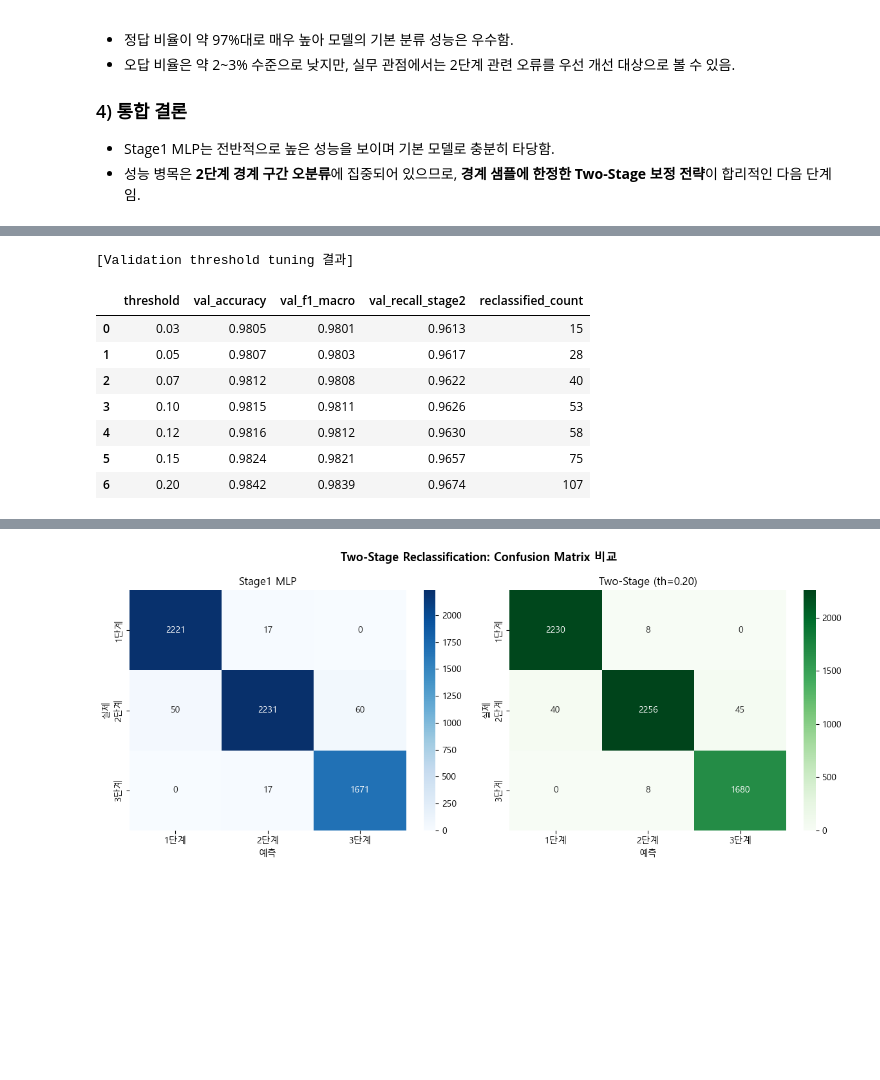
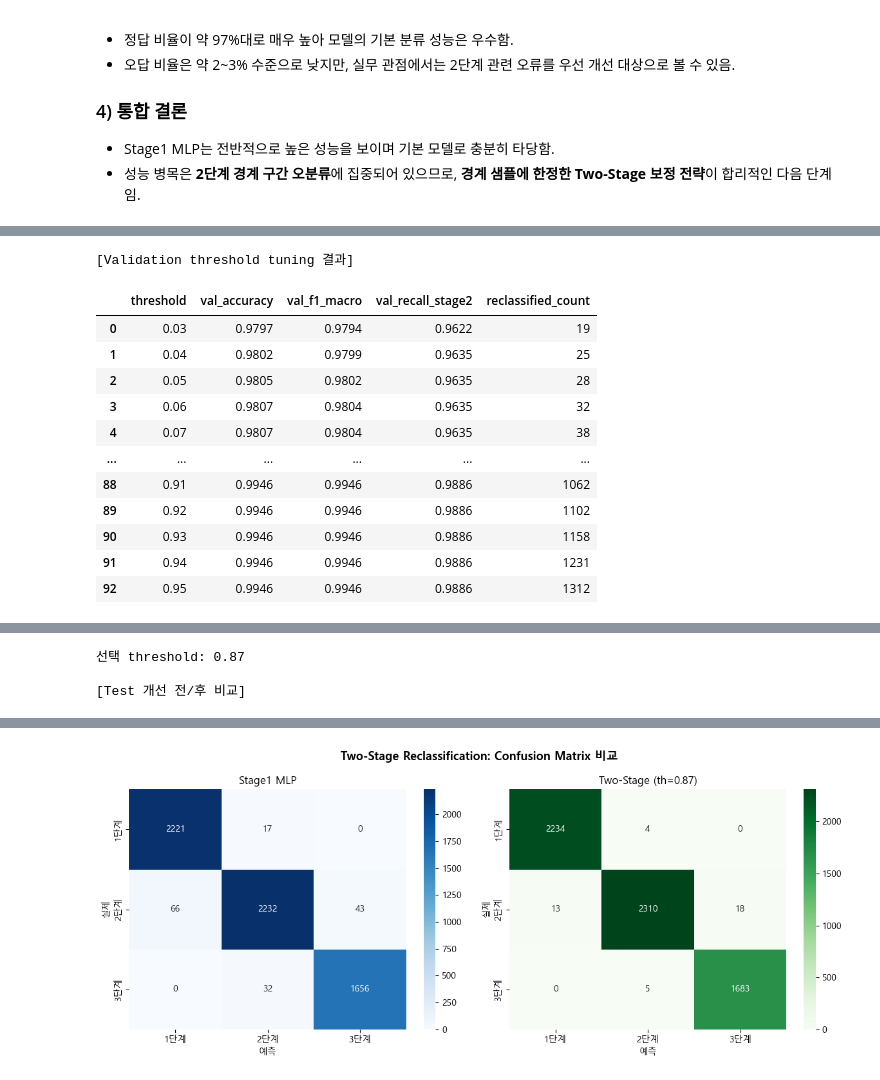
Before and after one commit to 2026-1st/Team-3, a Jupyter notebook: notebooks/MLP.ipynb, the cells around one changed output, grey strips where cells are left out. Drawn from its saved outputs; the diff is of its cells as text; code cells hidden in the pictures; blank space fills up the shorter version.

```diff
--- a/notebooks/MLP.ipynb
+++ b/notebooks/MLP.ipynb
@@ -363,21 +363,27 @@ plt.show()
 요약: 학습은 안정적으로 수렴했고, 검증 성능도 높은 수준에서 유지되어 현재 모델을 기준 모델(Stage1)로 사용하기에 충분함.
 # %%
 # ________________________________________
-# [파이프라인 단계 6] Stage1 테스트 평가
+# [파이프라인 단계 6] Stage1 검증/테스트 평가
 # ________________________________________
 
 from models.model_config import evaluate
-
-# 학습 중 저장된 best 모델로 교체 후 test 추론
 model.load_state_dict(torch.load(OUTPUT_DIR / 'best_mlp_model.pth'))
 model.eval()
-
+# 저장된 best 모델 기준으로 val/test를 모두 평가
 test_preds, test_labels = [], []
 with torch.no_grad():
     for X_b, y_b in test_loader:
         test_preds.extend(model(X_b).argmax(1).cpu().numpy())
         test_labels.extend(y_b.cpu().numpy())
 
+
+
+val_preds, val_labels = [], []
+with torch.no_grad():
+    for X_b, y_b in val_loader:
+        val_preds.extend(model(X_b).argmax(1).cpu().numpy())
+        val_labels.extend(y_b.cpu().numpy())
+
 evaluate(val_labels, val_preds, test_labels, test_preds, model_name='MLP', OUTPUT_DIR=OUTPUT_DIR)
 # %% [output]
 MLP evaluation 결과가 C:\Users\user\Documents\GitHub\Team-3\models\MLP\MLP_evaluation.txt에 저장되었습니다.
@@ -646,20 +645,47 @@ def apply_two_stage(df, probs, threshold):
 
 # [개선 단계 5] Validation에서 threshold 탐색 후 최적값 선택
 val_rows = []
-for th in [0.03, 0.05, 0.07, 0.10, 0.12, 0.15, 0.20]:
-    preds, n_re = apply_two_stage(val_df.reset_index(drop=True), val_probs, th)
+baseline_preds = np.argmax(val_probs, axis=1)
+baseline_metrics = (
+    accuracy_score(val_true, baseline_preds),
+    f1_score(val_true, baseline_preds, average='macro'),
+    recall_score(val_true, baseline_preds, labels=[1], average='macro', zero_division=0),
+)
+best_metrics = baseline_metrics
+best_th = 0.0
+patience = 8
+no_improve_count = 0
+threshold = 0.03
+threshold_step = 0.01
+max_threshold = 1.00
+
+while threshold <= max_threshold:
+    preds, n_re = apply_two_stage(val_df.reset_index(drop=True), val_probs, threshold)
+    current_metrics = (
+        accuracy_score(val_true, preds),
+        f1_score(val_true, preds, average='macro'),
+        recall_score(val_true, preds, labels=[1], average='macro', zero_division=0),
+    )
     val_rows.append({
-        'threshold':          th,
-        'val_accuracy':       accuracy_score(val_true, preds),
-        'val_f1_macro':       f1_score(val_true, preds, average='macro'),
-        'val_recall_stage2':  recall_score(val_true, preds, labels=[1], average='macro', zero_division=0),
+        'threshold':          threshold,
+        'val_accuracy':       current_metrics[0],
+        'val_f1_macro':       current_metrics[1],
+        'val_recall_stage2':  current_metrics[2],
         'reclassified_count': n_re,
     })
 
+    if best_metrics is None or current_metrics > best_metrics:
+        best_metrics = current_metrics
+        best_th = threshold
+        no_improve_count = 0
+    else:
+        no_improve_count += 1
+        if no_improve_count >= patience:
+            break
+
+    threshold = round(threshold + threshold_step, 4)
+
 val_tune_df = pd.DataFrame(val_rows).sort_values('threshold').reset_index(drop=True)
-best_th = float(val_tune_df.sort_values(
-    ['val_accuracy','val_f1_macro','val_recall_stage2'], ascending=False
-).iloc[0]['threshold'])
 
 print('[Validation threshold tuning 결과]')
 display(val_tune_df.round(4))
@@ -683,37 +709,41 @@ compare_df = pd.DataFrame([
      'Delta_Accuracy': a_acc-b_acc, 'Delta_F1_macro': a_f1-b_f1, 'Delta_Recall_2단계': a_rec-b_rec},
 ])
 print('\n[Test 개선 전/후 비교]')
 display(compare_df.round(4))
 print(f'재분류된 샘플 수(test): {test_reclassified}')
 
 # Confusion matrix 저장
 fig, axes = plt.subplots(1, 2, figsize=(12, 5))
 labels_kr = ['1단계', '2단계', '3단계']
 for ax, cm, title, cmap in [
     (axes[0], confusion_matrix(test_true, test_pred_stage1), 'Stage1 MLP',                   'Blues'),
     (axes[1], confusion_matrix(test_true, test_pred_2stage), f'Two-Stage (th={best_th:.2f})', 'Greens'),
 ]:
     sns.heatmap(cm, annot=True, fmt='d', cmap=cmap,
                 xticklabels=labels_kr, yticklabels=labels_kr, ax=ax)
     ax.set(title=title, xlabel='예측', ylabel='실제')
 
 plt.suptitle('Two-Stage Reclassification: Confusion Matrix 비교', fontsize=13, fontweight='bold')
 plt.tight_layout()
 cm_img_path = OUTPUT_DIR / 'MLP_two_stage_confusion_matrix.png'
 plt.savefig(cm_img_path, dpi=300)
 plt.show()
 
 # 저장
 compare_df.to_csv(OUTPUT_DIR / 'MLP_two_stage_comparison.csv',           index=False, encoding='utf-8-sig')
 val_tune_df.to_csv(OUTPUT_DIR / 'MLP_two_stage_val_threshold_tuning.csv', index=False, encoding='utf-8-sig')
 print('\n[저장 완료]')
 # %% [output]
 [Validation threshold tuning 결과]
 |  | threshold | val_accuracy | val_f1_macro | val_recall_stage2 | reclassified_count |
-| 0 | 0.03 | 0.9805 | 0.9801 | 0.9613 | 15 |
-| 1 | 0.05 | 0.9807 | 0.9803 | 0.9617 | 28 |
-| 2 | 0.07 | 0.9812 | 0.9808 | 0.9622 | 40 |
-| 3 | 0.10 | 0.9815 | 0.9811 | 0.9626 | 53 |
-| 4 | 0.12 | 0.9816 | 0.9812 | 0.9630 | 58 |
-| 5 | 0.15 | 0.9824 | 0.9821 | 0.9657 | 75 |
-| 6 | 0.20 | 0.9842 | 0.9839 | 0.9674 | 107 |
+| 0 | 0.03 | 0.9797 | 0.9794 | 0.9622 | 19 |
+| 1 | 0.04 | 0.9802 | 0.9799 | 0.9635 | 25 |
+| 2 | 0.05 | 0.9805 | 0.9802 | 0.9635 | 28 |
+| 3 | 0.06 | 0.9807 | 0.9804 | 0.9635 | 32 |
+| 4 | 0.07 | 0.9807 | 0.9804 | 0.9635 | 38 |
+| ... | ... | ... | ... | ... | ... |
+| 88 | 0.91 | 0.9946 | 0.9946 | 0.9886 | 1062 |
+| 89 | 0.92 | 0.9946 | 0.9946 | 0.9886 | 1102 |
+| 90 | 0.93 | 0.9946 | 0.9946 | 0.9886 | 1158 |
+| 91 | 0.94 | 0.9946 | 0.9946 | 0.9886 | 1231 |
+| 92 | 0.95 | 0.9946 | 0.9946 | 0.9886 | 1312 |
@@ -723 +751,4 @@ print('\n[저장 완료]')
+선택 threshold: 0.87
+
+[Test 개선 전/후 비교]
 |  | Model | Accuracy | F1_macro | Recall_2단계 | Delta_Accuracy | Delta_F1_macro | Delta_Recall_2단계 |
```
Also changed, not shown: parts of 9 cells of this notebook, 8 other files.
